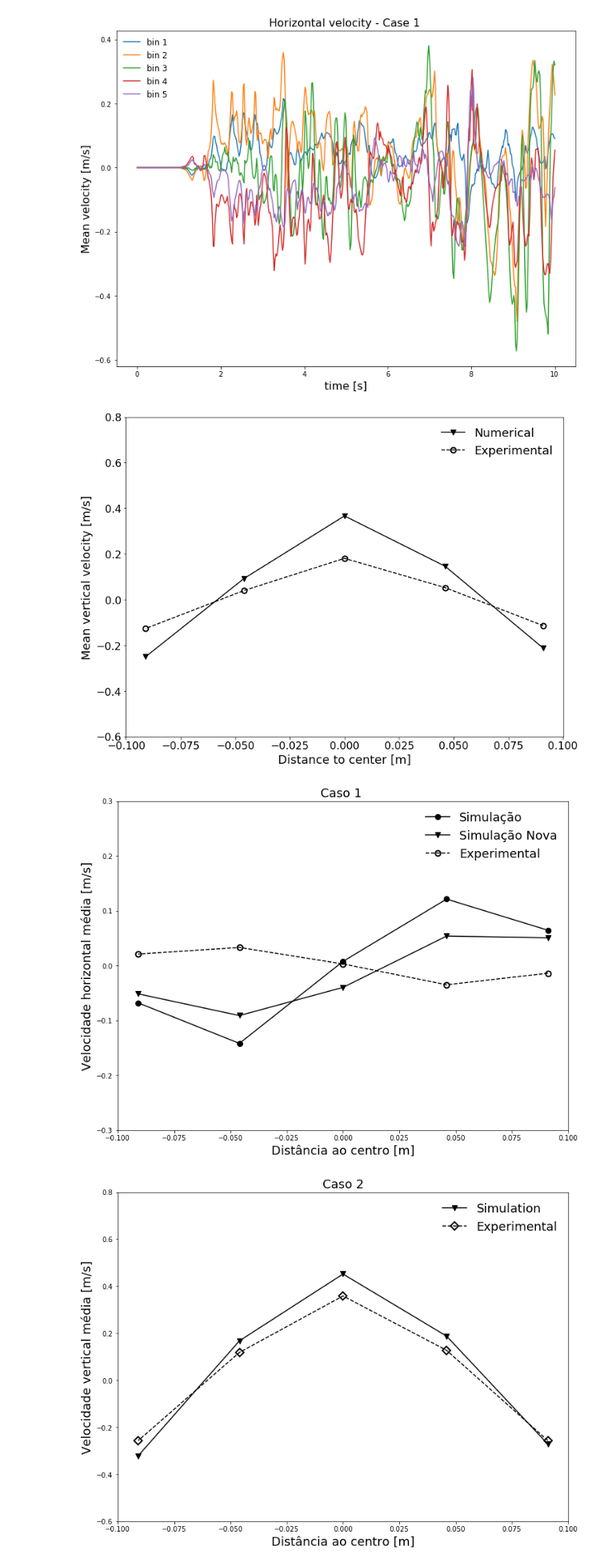
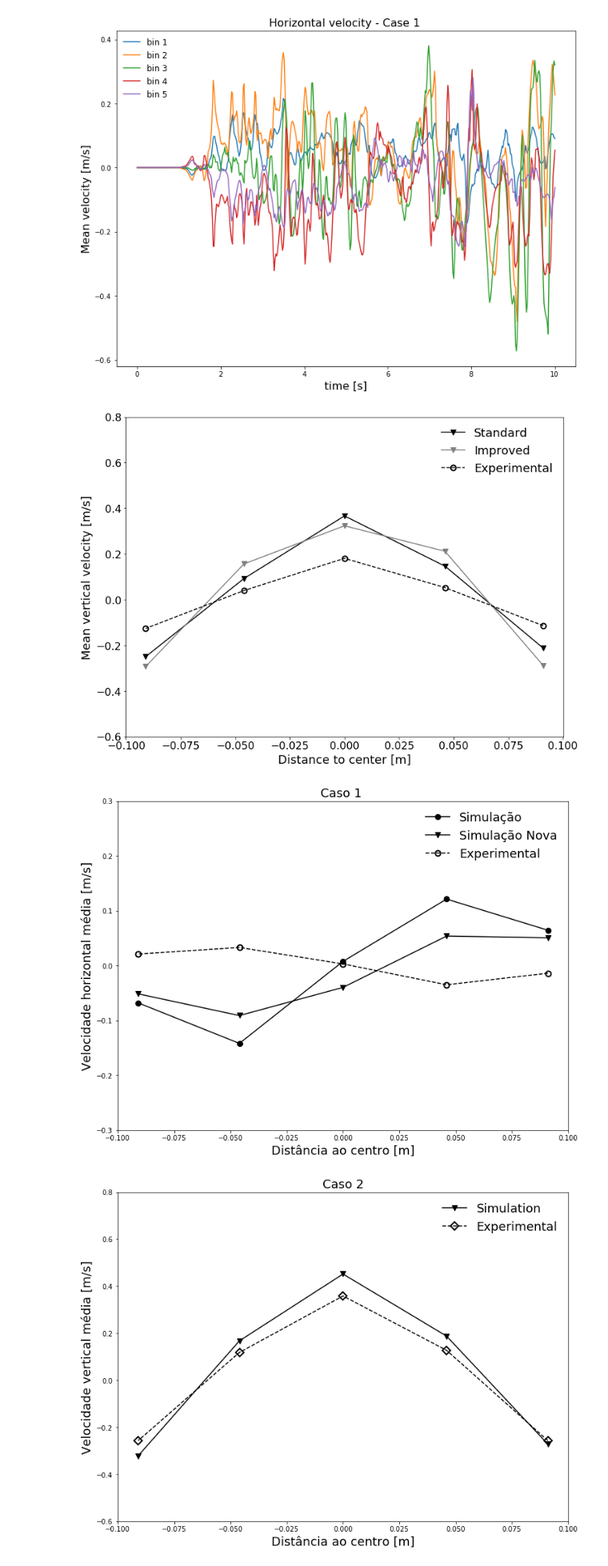
Before and after one commit to lucillalmeida/doutorado-validacoes, a Jupyter notebook: fluidized-bed/eulerian_velocity.ipynb, the cells around one changed output. Shown at 80% size. Drawn from its saved outputs; the diff is of its cells as text; code cells hidden in the pictures.

```diff
--- a/fluidized-bed/eulerian_velocity.ipynb
+++ b/fluidized-bed/eulerian_velocity.ipynb
@@ -40,6 +40,10 @@ vertical_data.close()
 
 vertical_data = open("netl-case2-no_distributor-vertical_velocity_alpha12.csv", 'r')
 time_v_alpha12, v_bin1_alpha12, v_bin2_alpha12, v_bin3_alpha12, v_bin4_alpha12, v_bin5_alpha12 = np.loadtxt(vertical_data, delimiter = ',', skiprows = 1, unpack = True)
+vertical_data.close()
+
+vertical_data = open("netl-case1-improved-velocity.csv", 'r')
+time_v_alpha12i, v_bin1_alpha12i, v_bin2_alpha12i, v_bin3_alpha12i, v_bin4_alpha12i, v_bin5_alpha12i = np.loadtxt(vertical_data, delimiter = ',', skiprows = 1, unpack = True)
 vertical_data.close()
 
 horizontal_data = open("netl-case3-no-distributor-horizontal_velocity.csv", 'r')
@@ -157,6 +161,12 @@ caso1_no_limited_v2_alpha12 = v_bin2_alpha12[np.argmax(time_v_alpha12>2.0):]
 caso1_no_limited_v3_alpha12 = v_bin3_alpha12[np.argmax(time_v_alpha12>2.0):]
 caso1_no_limited_v4_alpha12 = v_bin4_alpha12[np.argmax(time_v_alpha12>2.0):]
 caso1_no_limited_v5_alpha12 = v_bin5_alpha12[np.argmax(time_v_alpha12>2.0):]
+
+caso1_no_limited_v1_alpha12i = v_bin1_alpha12i[np.argmax(time_v_alpha12>2.0):]
+caso1_no_limited_v2_alpha12i = v_bin2_alpha12i[np.argmax(time_v_alpha12>2.0):]
+caso1_no_limited_v3_alpha12i = v_bin3_alpha12i[np.argmax(time_v_alpha12>2.0):]
+caso1_no_limited_v4_alpha12i = v_bin4_alpha12i[np.argmax(time_v_alpha12>2.0):]
+caso1_no_limited_v5_alpha12i = v_bin5_alpha12i[np.argmax(time_v_alpha12>2.0):]
 
 caso1_no_limited_h1 = case1_no_h_bin1[np.argmax(case1_no_time_h>2.0):]
 caso1_no_limited_h2 = case1_no_h_bin2[np.argmax(case1_no_time_h>2.0):]
@@ -231,6 +241,9 @@ caso1_no_dist_h = [np.mean(caso1_no_limited_h1), np.mean(caso1_no_limited_h2), n
 caso1_no_dist_v_alpha12 = [np.mean(caso1_no_limited_v1_alpha12), np.mean(caso1_no_limited_v2_alpha12), np.mean(caso1_no_limited_v3_alpha12),
                            np.mean(caso1_no_limited_v4_alpha12), np.mean(caso1_no_limited_v5_alpha12)]
 
+caso1_no_dist_v_alpha12i = [np.mean(caso1_no_limited_v1_alpha12i), np.mean(caso1_no_limited_v2_alpha12i), np.mean(caso1_no_limited_v3_alpha12i),
+                           np.mean(caso1_no_limited_v4_alpha12i), np.mean(caso1_no_limited_v5_alpha12i)]
+
 caso1_no_dist_h_alpha11 = [np.mean(caso1_no_limited_h1_alpha11), np.mean(caso1_no_limited_h2_alpha11), np.mean(caso1_no_limited_h3_alpha11),
                    np.mean(caso1_no_limited_h4_alpha11), np.mean(caso1_no_limited_h5_alpha11)]
 
@@ -259,33 +272,34 @@ caso3_no_dist_h_alpha11 = [np.mean(caso3_no_limited_h1_alpha11), np.mean(caso3_n
                    np.mean(caso3_no_limited_h4_alpha11), np.mean(caso3_no_limited_h5_alpha11)]
 # %%
 #plt.plot(x, caso1_no_dist_v, linestyle = "-", color = "black", marker = 'o', markersize = 8, label = "Simulação")
-plt.plot(x, caso1_no_dist_v_alpha12, linestyle = "-", color = "black", marker = 'v', markersize = 8, label = "Numerical")
+plt.plot(x, caso1_no_dist_v_alpha12, linestyle = "-", color = "black", marker = 'v', markersize = 8, label = "Standard")
+plt.plot(x, caso1_no_dist_v_alpha12i, linestyle = "-", color = "grey", marker = 'v', markersize = 8, label = "Improved")
 plt.plot(x, caso1_experimental_lv, linestyle = "--", color = "black", marker = 'o', markeredgewidth=2, markerfacecolor="None", markersize = 8, label = "Experimental")
 #plt.plot(x, caso1_experimental_lv, linestyle = "--", color = "black", marker = 'v', markersize = 8, label = "Experimental - lagrangean")
 #plt.title("Caso 1", fontsize = 18)
 plt.xlabel("Distance to center [m]", fontsize = 18)
 plt.ylabel("Mean vertical velocity [m/s]", fontsize = 18)
 plt.legend(fontsize = 18, frameon = False)
 plt.xticks(fontsize = 16)
 plt.yticks(fontsize = 16)
 #plt.xlim(0, 10)
 plt.ylim(-0.6, 0.8)
 plt.savefig("caso1_sem_dist_vertical_velocity.png")
 plt.show()
 
 plt.plot(x, (caso1_no_dist_h), linestyle = "-", color = "black", marker = 'o', markersize = 8, label = "Simulação")
 plt.plot(x, (caso1_no_dist_h_alpha11), linestyle = "-", color = "black", marker = 'v', markersize = 8, label = "Simulação Nova")
 plt.plot(x, caso1_experimental_lh, linestyle = "--", color = "black", marker = 'o', markeredgewidth=2, markerfacecolor="None", markersize = 8, label = "Experimental")
 #plt.plot(x, caso1_experimental_lh, linestyle = "--", color = "black", marker = 'v', markersize = 8, label = "Experimental - lagrangean")
 plt.title("Caso 1 ", fontsize = 18)
 plt.xlabel("Distância ao centro [m]", fontsize = 18)
 plt.ylabel("Velocidade horizontal média [m/s]", fontsize = 18)
 plt.ylim(-0.3, 0.3)
 plt.legend(fontsize = 18, frameon = False)
 plt.savefig("caso1_sem_dist_horizontal_velocity.png")
 plt.show()
 # %% [output]
-[figure, old version]
+[figure, new version]
 [figure]
 # %%
 #Case 2
```
Also changed, not shown: 13 other files.
